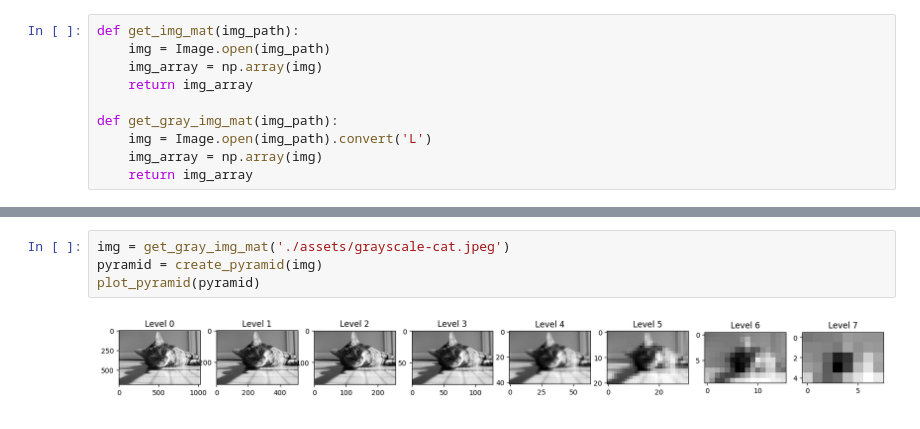
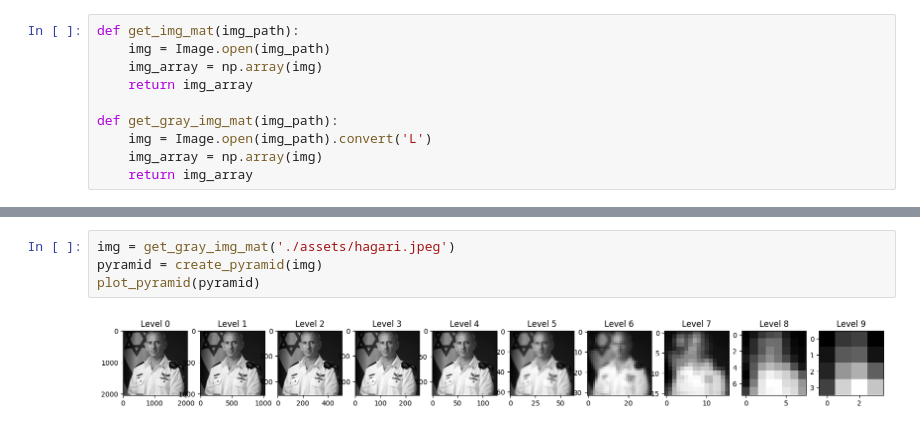
Before and after one commit to Hadartalisr/ImageProcessing, a Jupyter notebook: Ex3/ex3_2.ipynb, the cells around one changed output, grey strips where cells are left out. Drawn from its saved outputs; the diff is of its cells as text.

```diff
--- a/Ex3/ex3_2.ipynb
+++ b/Ex3/ex3_2.ipynb
@@ -157,6 +190,6 @@ def yiq_to_rgb(img_array):
 # %%
-img = get_gray_img_mat('./assets/grayscale-cat.jpeg')
+img = get_gray_img_mat('./assets/hagari.jpeg')
 pyramid = create_pyramid(img)
 plot_pyramid(pyramid)
 # %% [output]
-[figure, old version]
+[figure, new version]
```
Also changed, not shown: parts of 24 cells of this notebook, 11 other files.
